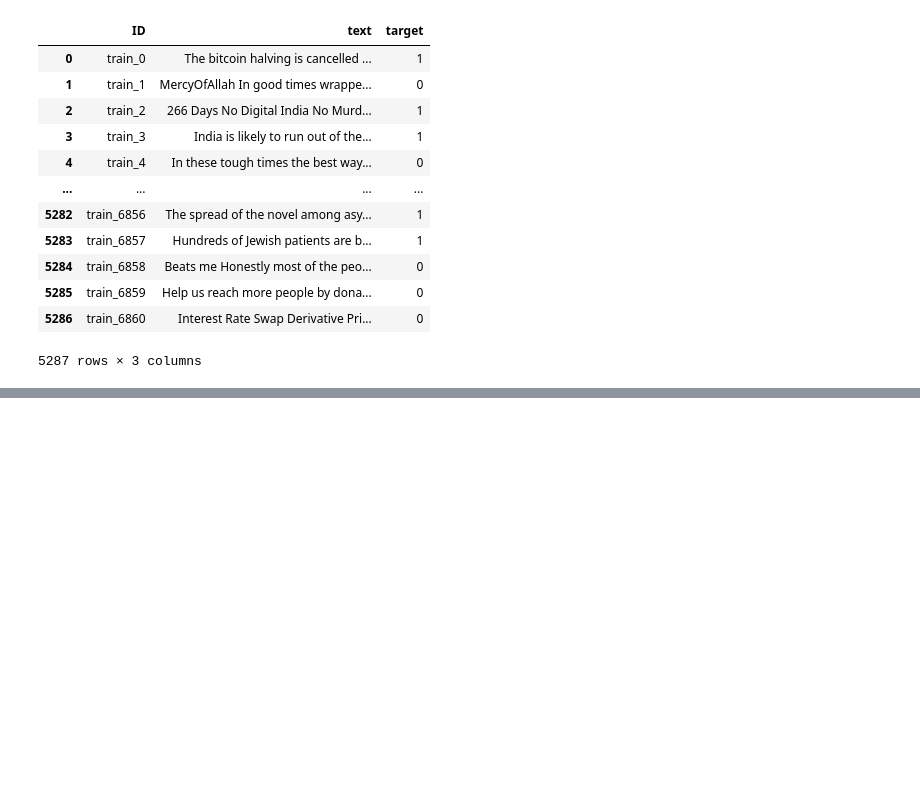
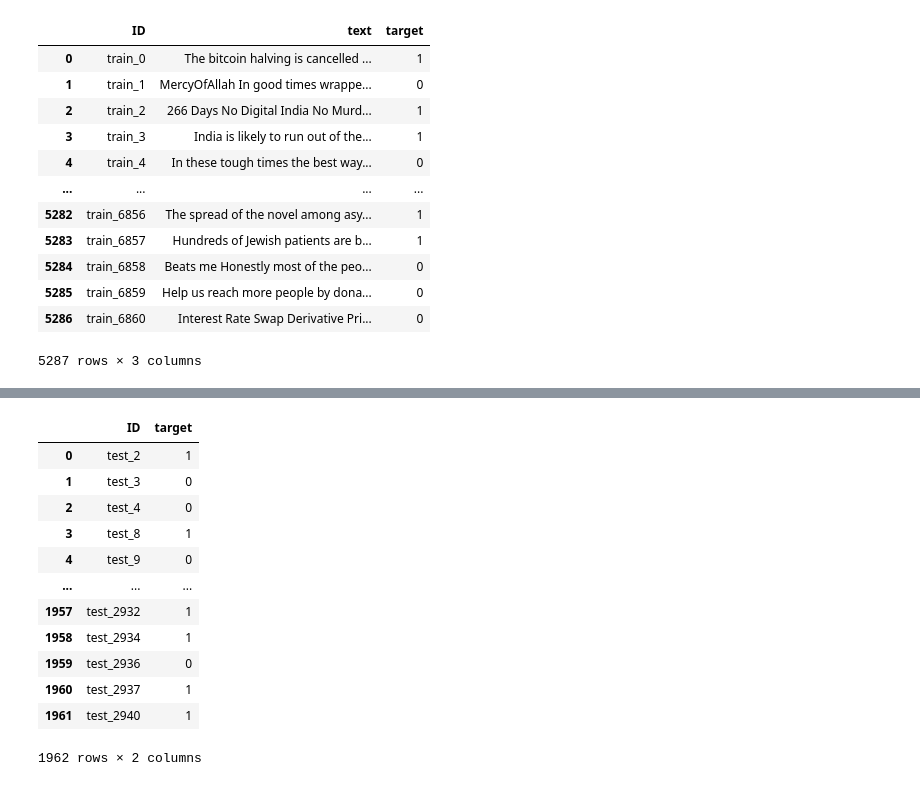
Before and after one commit to datakiptoo/Covid-19-Classifier, a Jupyter notebook: lr.ipynb, the cells around one changed output, grey strips where cells are left out. Drawn from its saved outputs; the diff is of its cells as text; code cells hidden in the pictures; blank space fills up the shorter version.

```diff
--- a/lr.ipynb
+++ b/lr.ipynb
@@ -40,0 +274,17 @@ Name: text, Length: 5287, dtype: object
+# %%
+#Tokenize text using BPE
+tokenized_text=[]
+with open(test_text_filename, 'r', encoding='utf-8') as f:
+    for line_number, line  in enumerate(f, start=1):
+        try:
+            tokenized_line=bpe.process_line(line.strip())
+            tokenized_text.append(tokenized_line)
+        except Exception as e:
+            print(f"Error processing line {line_number}':{e}")
+
+#
+# %%
+Test_database['tokenized_text']=tokenized_text
+# %%
+X=vectorzer.transform(Test_database['tokenized_text'])
+pred=classifier.predict(X)
@@ -40,0 +297,16 @@ Name: text, Length: 5287, dtype: object
+# %%
+Test_database
+# %% [output]
+|  | ID | target |
+| 0 | test_2 | 1 |
+| 1 | test_3 | 0 |
+| 2 | test_4 | 0 |
+| 3 | test_8 | 1 |
+| 4 | test_9 | 0 |
+| ... | ... | ... |
+| 1957 | test_2932 | 1 |
+| 1958 | test_2934 | 1 |
+| 1959 | test_2936 | 0 |
+| 1960 | test_2937 | 1 |
+| 1961 | test_2940 | 1 |
+1962 rows × 2 columns
```
Also changed, not shown: parts of 28 cells of this notebook.
